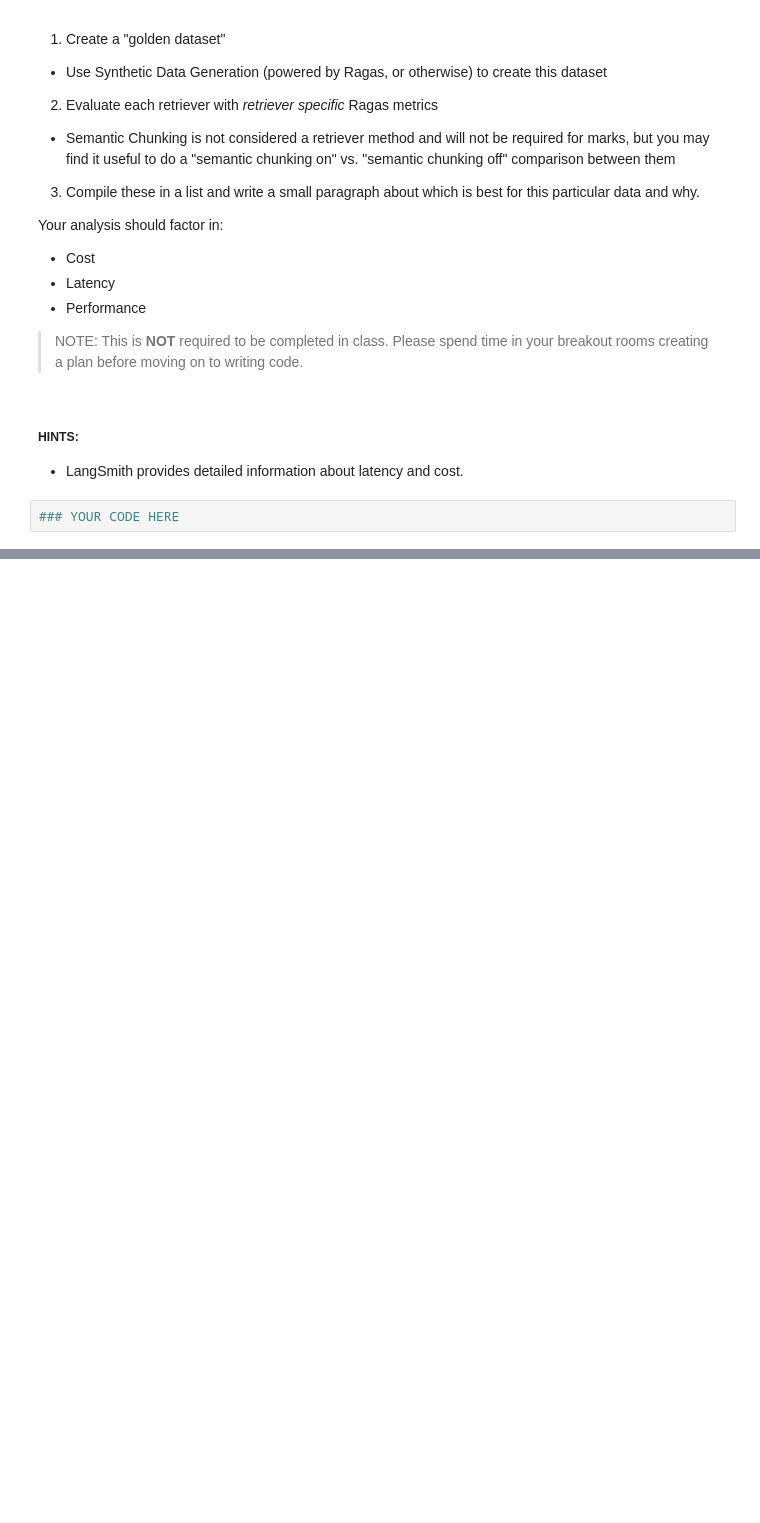
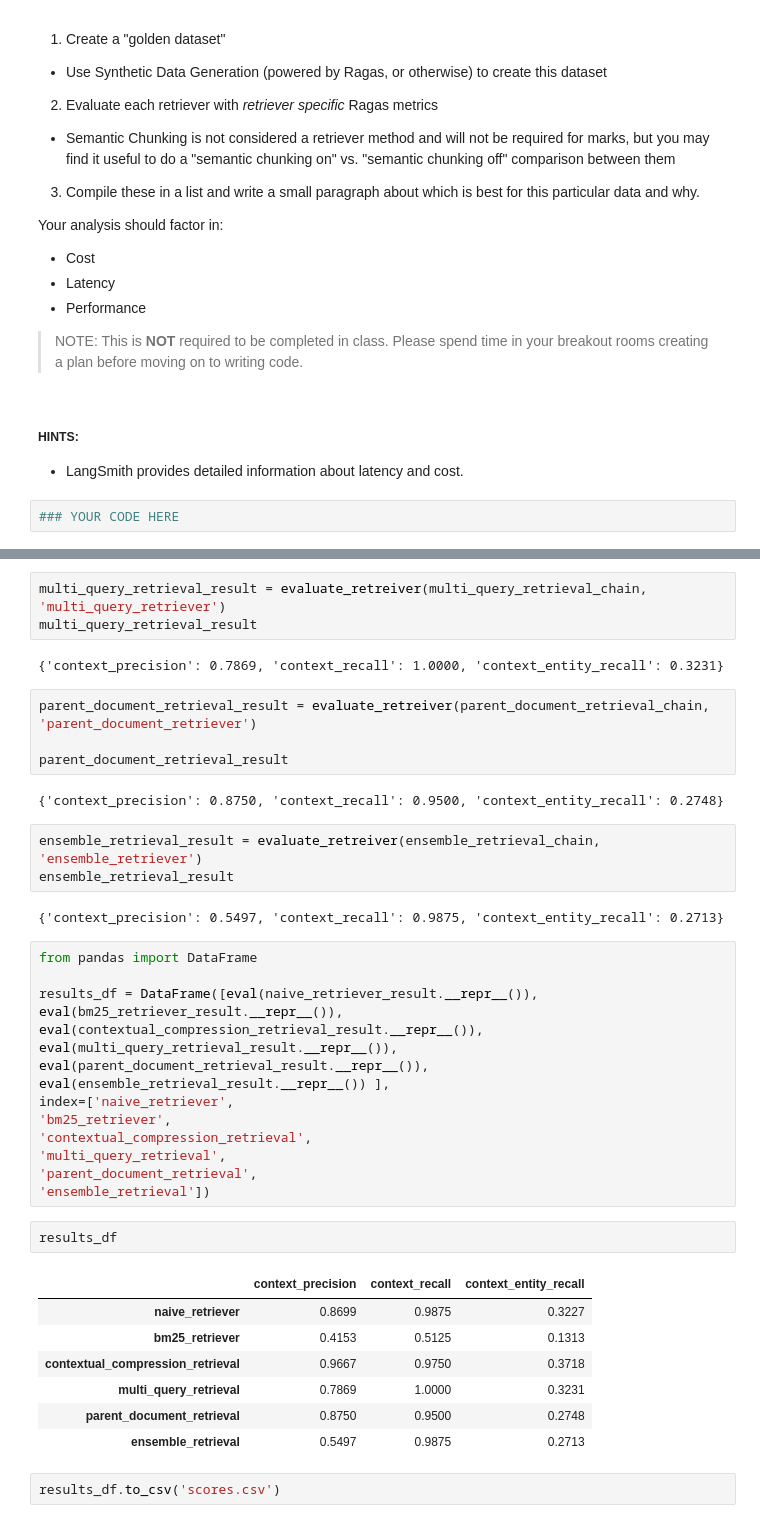
Before and after one commit to stevejgoodman/AIE9, a Jupyter notebook: 11_Advanced_Retrieval/Advanced_Retrieval_with_LangChain_Assignment.ipynb, the cells around one changed output, grey strips where cells are left out. Cells and saved outputs as stored; diff of their text form; blank space fills up the shorter version.

```diff
--- a/11_Advanced_Retrieval/Advanced_Retrieval_with_LangChain_Assignment.ipynb
+++ b/11_Advanced_Retrieval/Advanced_Retrieval_with_LangChain_Assignment.ipynb
@@ -561,0 +693,43 @@ Your analysis should factor in:
+# %%
+multi_query_retrieval_result = evaluate_retreiver(multi_query_retrieval_chain, 'multi_query_retriever')
+multi_query_retrieval_result
+# %% [output]
+{'context_precision': 0.7869, 'context_recall': 1.0000, 'context_entity_recall': 0.3231}
+# %%
+parent_document_retrieval_result = evaluate_retreiver(parent_document_retrieval_chain, 'parent_document_retriever')
+
+parent_document_retrieval_result
+# %% [output]
+{'context_precision': 0.8750, 'context_recall': 0.9500, 'context_entity_recall': 0.2748}
+# %%
+ensemble_retrieval_result = evaluate_retreiver(ensemble_retrieval_chain, 'ensemble_retriever')
+ensemble_retrieval_result
+# %% [output]
+{'context_precision': 0.5497, 'context_recall': 0.9875, 'context_entity_recall': 0.2713}
+# %%
+from pandas import DataFrame
+
+results_df = DataFrame([eval(naive_retriever_result.__repr__()),
+eval(bm25_retriever_result.__repr__()),
+eval(contextual_compression_retrieval_result.__repr__()),
+eval(multi_query_retrieval_result.__repr__()),
+eval(parent_document_retrieval_result.__repr__()),
+eval(ensemble_retrieval_result.__repr__()) ],
+index=['naive_retriever',
+'bm25_retriever',
+'contextual_compression_retrieval',
+'multi_query_retrieval',
+'parent_document_retrieval',
+'ensemble_retrieval'])
+# %%
+results_df
+# %% [output]
+|  | context_precision | context_recall | context_entity_recall |
+| naive_retriever | 0.8699 | 0.9875 | 0.3227 |
+| bm25_retriever | 0.4153 | 0.5125 | 0.1313 |
+| contextual_compression_retrieval | 0.9667 | 0.9750 | 0.3718 |
+| multi_query_retrieval | 0.7869 | 1.0000 | 0.3231 |
+| parent_document_retrieval | 0.8750 | 0.9500 | 0.2748 |
+| ensemble_retrieval | 0.5497 | 0.9875 | 0.2713 |
+# %%
+results_df.to_csv('scores.csv')
```
Also changed, not shown: parts of 34 cells of this notebook, 6 other files.
